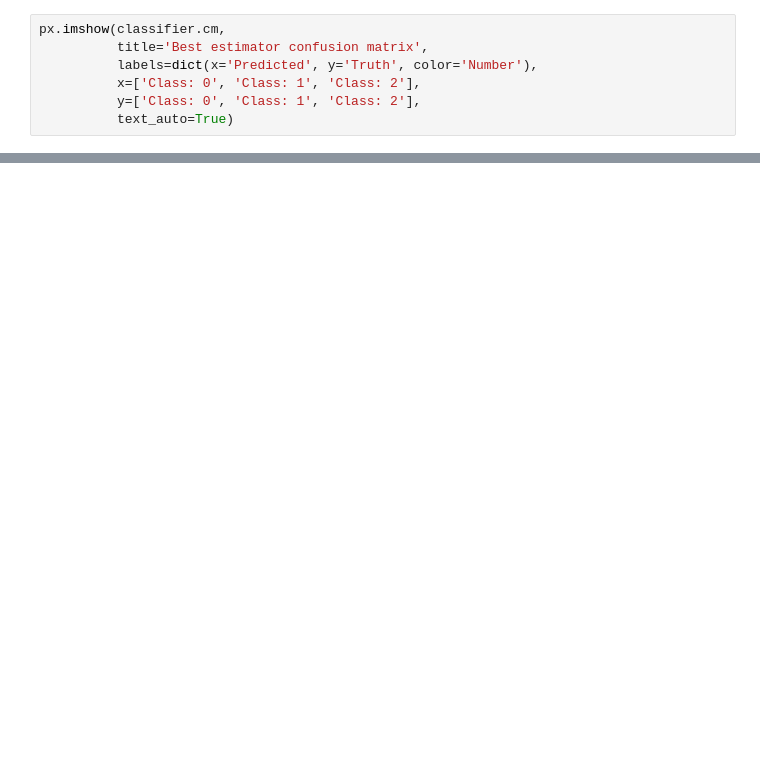
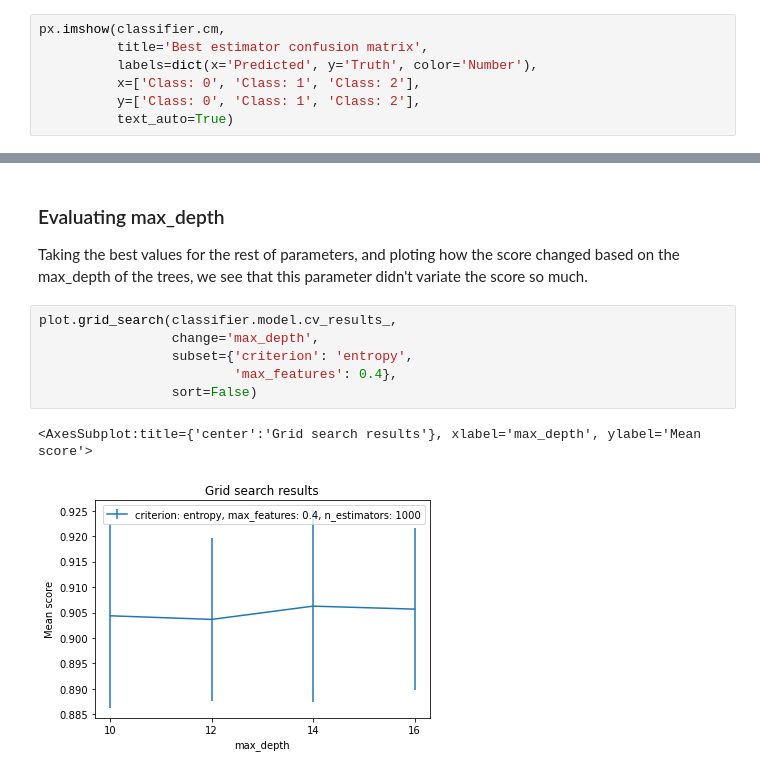
Before and after one commit to Bass2015/j2d-hackaton-dolgonos, a Jupyter notebook: src/graphics.ipynb, the cells around one changed output, grey strips where cells are left out. Cells and saved outputs as stored; diff of their text form; blank space fills up the shorter version.

```diff
--- a/src/graphics.ipynb
+++ b/src/graphics.ipynb
@@ -30,0 +70,12 @@ px.imshow(classifier.cm,
+# %% [markdown]
+### Evaluating max_depth
+Taking the best values for the rest of parameters, and ploting how the score changed based on the max_depth of the trees, we see that this parameter didn't variate the score so much.
+# %%
+plot.grid_search(classifier.model.cv_results_,
+                 change='max_depth',
+                 subset={'criterion': 'entropy',
+                         'max_features': 0.4},
+                 sort=False)
+# %% [output]
+<AxesSubplot:title={'center':'Grid search results'}, xlabel='max_depth', ylabel='Mean score'>
+[figure, added]
```
Also changed, not shown: parts of 10 cells of this notebook, 7 other files.
